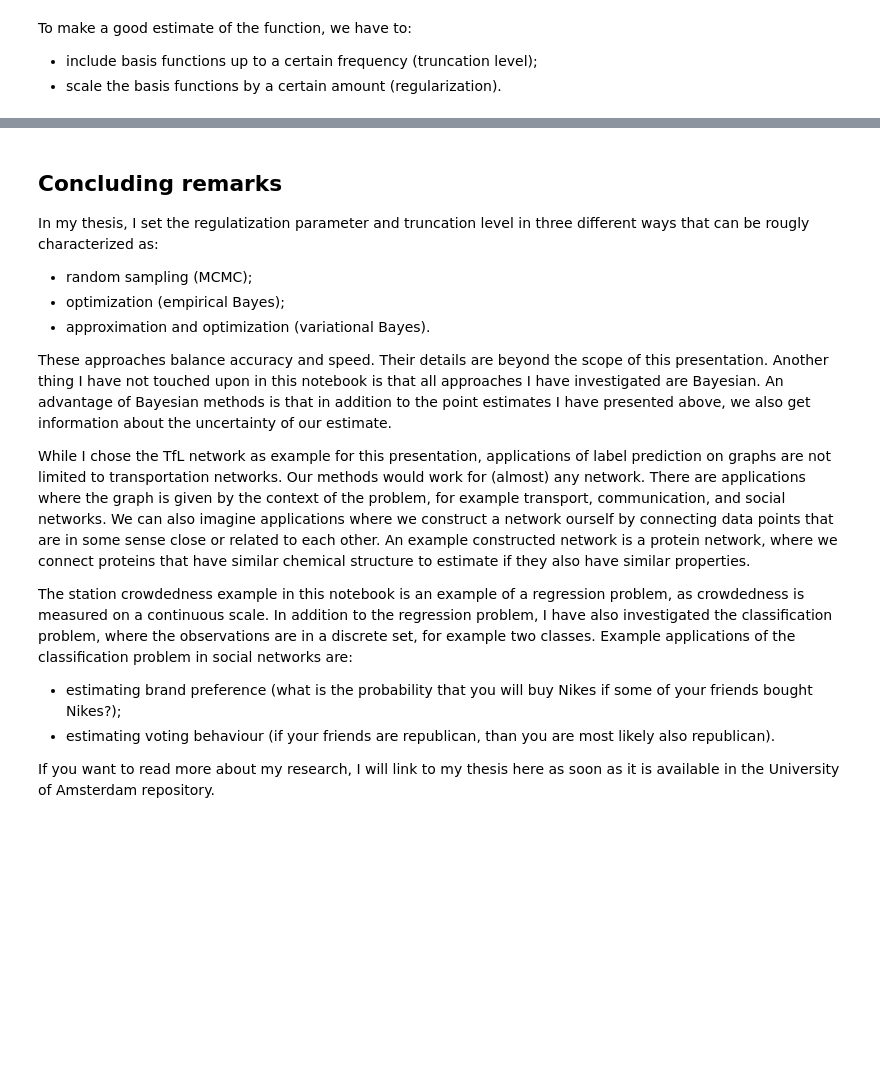
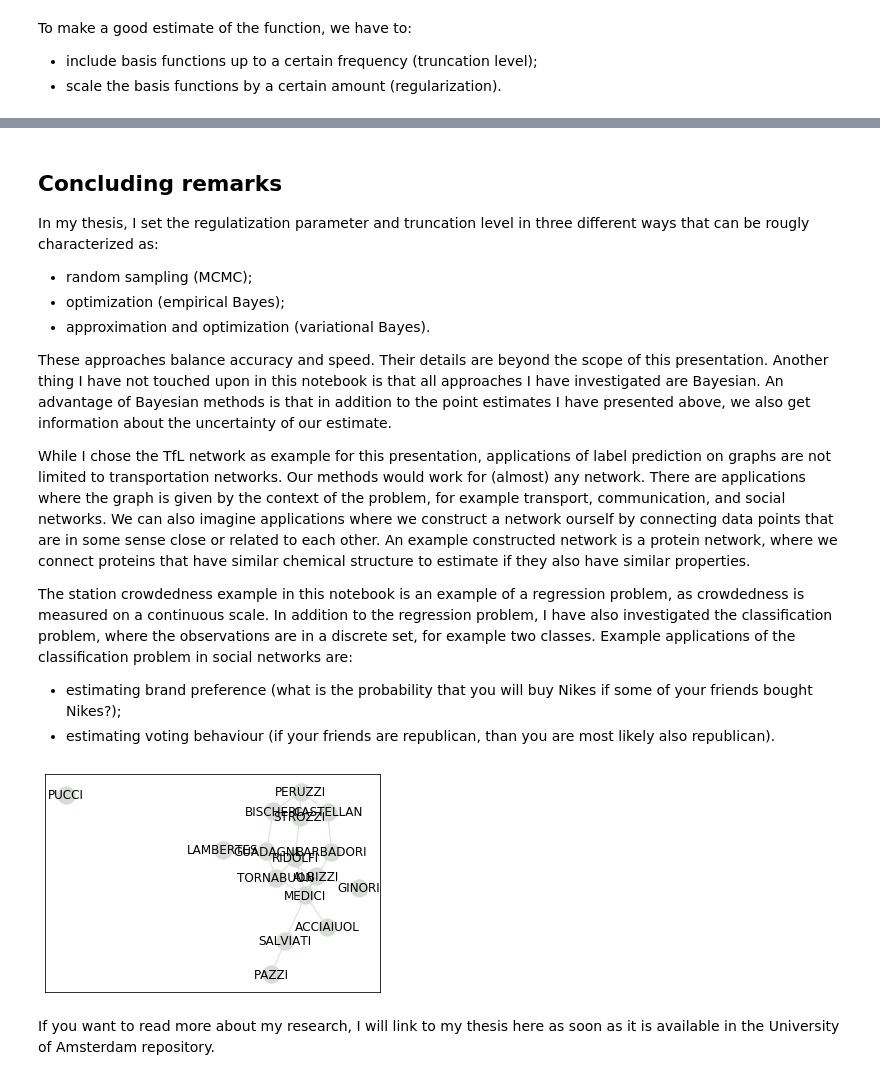
Before and after one commit to jarno35/thesis-presentation, a Jupyter notebook: thesis_presentation.ipynb, the cells around one changed output, grey strips where cells are left out. Cells and saved outputs as stored; diff of their text form; code cells hidden in the pictures; blank space fills up the shorter version.

Commit message:
Read Florentine families function.

```diff
--- a/thesis_presentation.ipynb
+++ b/thesis_presentation.ipynb
@@ -205,5 +205,10 @@ While I chose the TfL network as example for this presentation, applications of
 The station crowdedness example in this notebook is an example of a regression problem, as crowdedness is measured on a continuous scale. In addition to the regression problem, I have also investigated the classification problem, where the observations are in a discrete set, for example two classes. Example applications of the classification problem in social networks are:
 * estimating brand preference (what is the probability that you will buy Nikes if some of your friends bought Nikes?);
 * estimating voting behaviour (if your friends are republican, than you are most likely also republican).
-
-If you want to read more about my research, I will link to my thesis here as soon as it is available in the University of Amsterdam repository.
+# %%
+fam = florentine_families('data/florentine_families', delimiter='|')
+nx.draw_networkx(fam, node_color='xkcd:light grey', edge_color='xkcd:light grey')
+# %% [output]
+[figure, added]
+# %% [markdown]
+If you want to read more about my research, I will link to my thesis here as soon as it is available in the University of Amsterdam repository.
```
Also changed, not shown: parts of 8 cells of this notebook, 1 other file.
